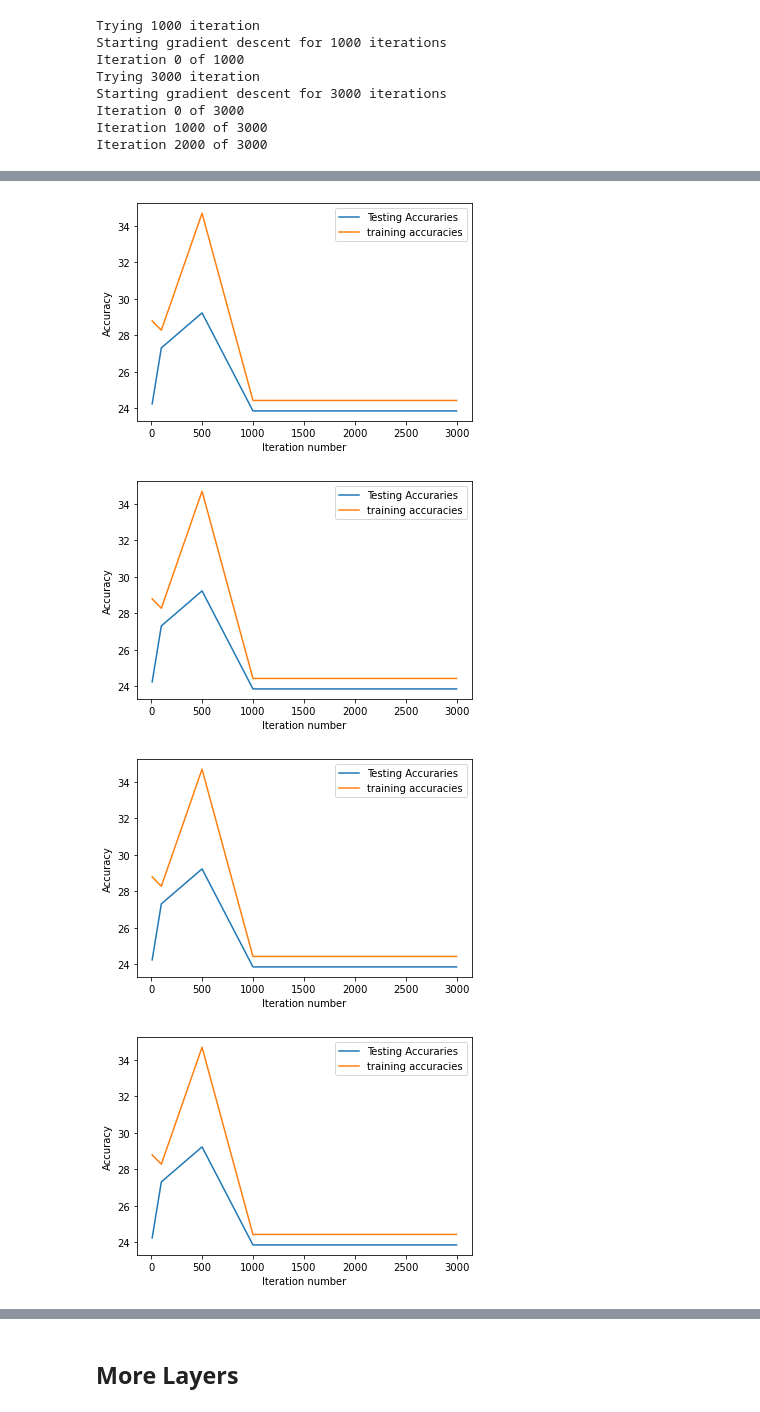
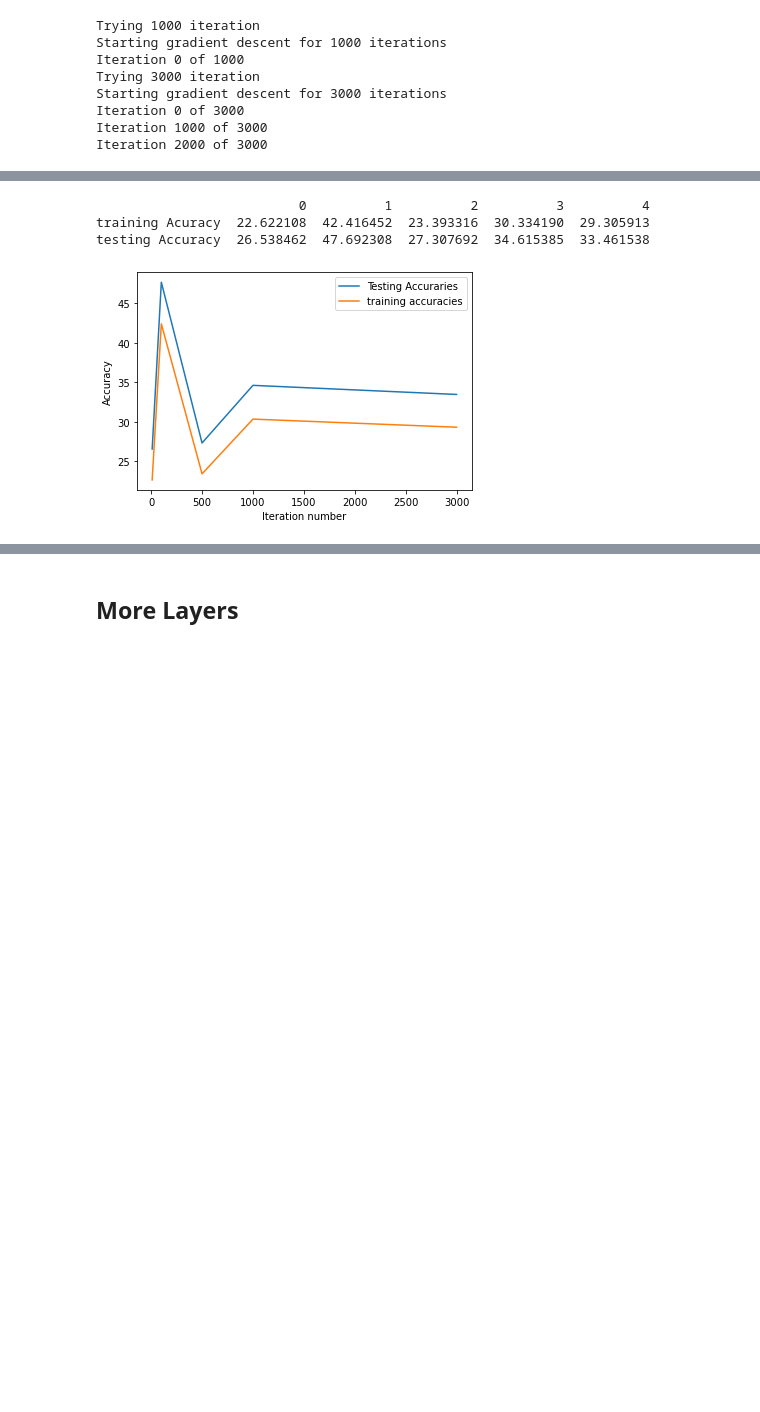
Before and after one commit to fdnthecoder/StudentPerformanceML, a Jupyter notebook: NNAmadou_sigma.ipynb, the cells around one changed output, grey strips where cells are left out. Drawn from its saved outputs; the diff is of its cells as text; code cells hidden in the pictures; blank space fills up the shorter version.

```diff
--- a/NNAmadou_sigma.ipynb
+++ b/NNAmadou_sigma.ipynb
@@ -368,13 +368,18 @@ for i in range(len(itter)):
     y_pred_train = predict_y(w_vals[i], b_vals[i], X_train, 3)
     acc_tests.append(accuracy_score(y_test, y_pred_test) * 100)
     acc_trains.append(accuracy_score(y_train, y_pred_train) * 100)
+#to datafram
+all_accuracy = np.vstack((acc_trains,acc_tests))
+acc_table = pd.DataFrame(all_accuracy, index = ['training Acuracy', 'testing Accuracy'] )
+print(acc_table)
+acc_table.to_excel("sigma_noreg_3layer.xlsx")
+#to exel
 print(acc_tests,acc_trains)
-for i in range(len(itter)):
-    plt.plot(itter,acc_tests)
-    plt.plot(itter,acc_trains)
-    plt.ylabel('Accuracy')
-    plt.xlabel('Iteration number')
-    plt.legend([ "Testing Accuraries", "training accuracies"])
-    plt.block = False
-    plt.show()
+plt.plot(itter,acc_tests)
+plt.plot(itter,acc_trains)
+plt.ylabel('Accuracy')
+plt.xlabel('Iteration number')
+plt.legend([ "Testing Accuraries", "training accuracies"])
+plt.block = False
+plt.show()
 # %% [output]
@@ -431,21 +435,26 @@ for i in range(len(itter)):
 # %%
 acc_tests = []
 acc_trains = []
 for i in range(len(itter)):
     y_pred_test = predict_y(w_vals[i], b_vals[i], X_test, 3)
     y_pred_train = predict_y(w_vals[i], b_vals[i], X_train, 3)
     acc_tests.append(accuracy_score(y_test, y_pred_test) * 100)
     acc_trains.append(accuracy_score(y_train, y_pred_train) * 100)
-for i in range(len(itter)):
-    plt.plot(itter,acc_tests)
-    plt.plot(itter,acc_trains)
-    plt.ylabel('Accuracy')
-    plt.xlabel('Iteration number')
-    plt.legend([ "Testing Accuraries", "training accuracies"])
-    plt.block = False
-    plt.show()
+
+all_accuracy = np.vstack((acc_trains,acc_tests))
+acc_table = pd.DataFrame(all_accuracy, index = ['training Acuracy', 'testing Accuracy'] )
+print(acc_table)
+acc_table.to_excel("sigma_rigdge_3layer.xlsx")
+
+plt.plot(itter,acc_tests)
+plt.plot(itter,acc_trains)
+plt.ylabel('Accuracy')
+plt.xlabel('Iteration number')
+plt.legend([ "Testing Accuraries", "training accuracies"])
+plt.block = False
+plt.show()
 # %% [output]
+                          0          1          2          3          4
+training Acuracy  22.622108  42.416452  23.393316  30.334190  29.305913
+testing Accuracy  26.538462  47.692308  27.307692  34.615385  33.461538
-[figure, old version]
+[figure, new version]
-[figure, removed]
-[figure, removed]
-[figure, removed]
```
Also changed, not shown: parts of 11 cells of this notebook, 10 other files.
